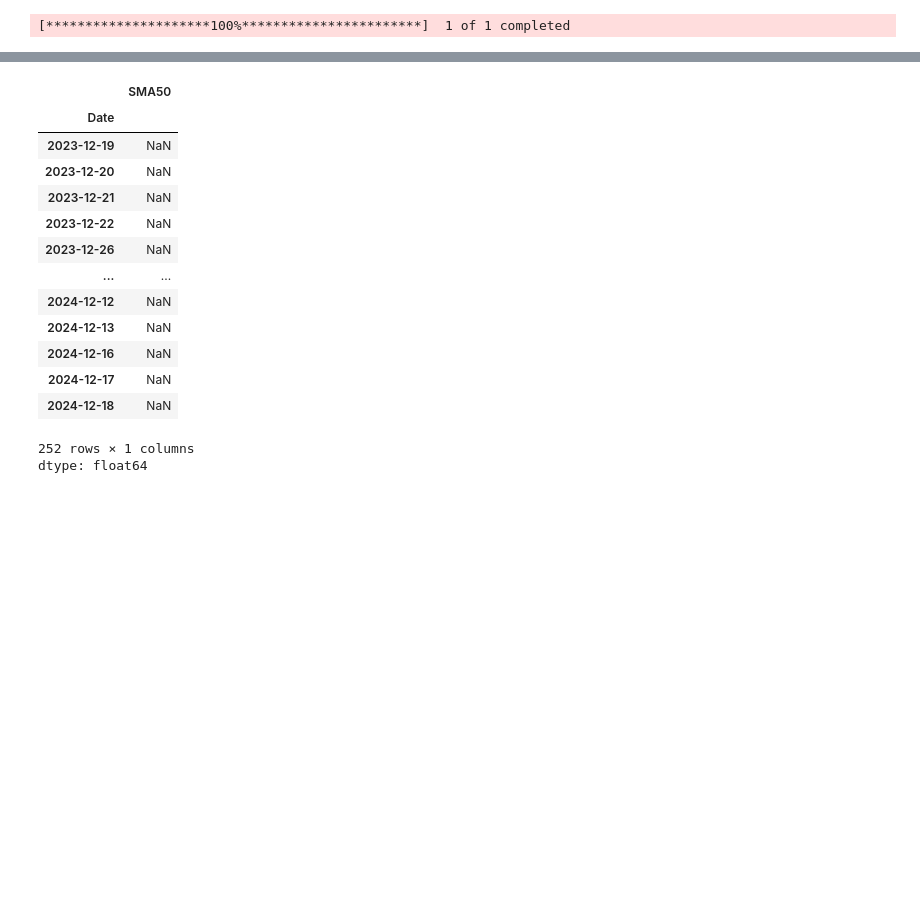
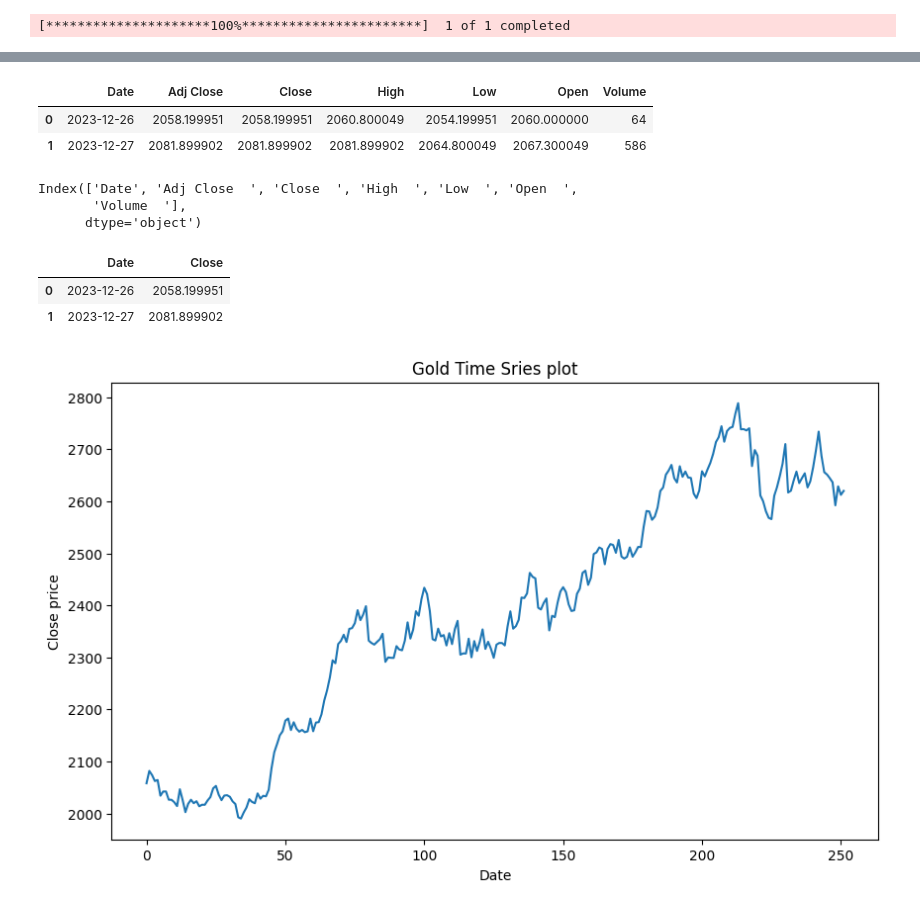
Before and after one commit to MhammadRezaValiYari/GoldTransectionAnalysis, a Jupyter notebook: GoldTransectionAnalysis.ipynb, the cells around one changed output, grey strips where cells are left out. Cells and saved outputs as stored; diff of their text form; code cells hidden in the pictures; blank space fills up the shorter version.

```diff
--- a/GoldTransectionAnalysis.ipynb
+++ b/GoldTransectionAnalysis.ipynb
@@ -43,18 +43,31 @@ series.head(2)
-# %%
-series['SMA50']
-# %% [output]
-|  | SMA50 |
-| Date |  |
-| 2023-12-19 | NaN |
-| 2023-12-20 | NaN |
-| 2023-12-21 | NaN |
-| 2023-12-22 | NaN |
-| 2023-12-26 | NaN |
-| ... | ... |
-| 2024-12-12 | NaN |
-| 2024-12-13 | NaN |
-| 2024-12-16 | NaN |
-| 2024-12-17 | NaN |
-| 2024-12-18 | NaN |
-252 rows × 1 columns
-dtype: float64
+# %%
+data = data.reset_index()
+# %%
+data.head(2)
+# %% [output]
+|  | Date | Adj Close | Close | High | Low | Open | Volume |
+| 0 | 2023-12-26 | 2058.199951 | 2058.199951 | 2060.800049 | 2054.199951 | 2060.000000 | 64 |
+| 1 | 2023-12-27 | 2081.899902 | 2081.899902 | 2081.899902 | 2064.800049 | 2067.300049 | 586 |
+# %%
+data.columns
+# %% [output]
+Index(['Date', 'Adj Close  ', 'Close  ', 'High  ', 'Low  ', 'Open  ',
+       'Volume  '],
+      dtype='object')
+# %%
+Series = data[['Date', 'Close  ']]
+# %%
+Series.head(2)
+# %% [output]
+|  | Date | Close |
+| 0 | 2023-12-26 | 2058.199951 |
+| 1 | 2023-12-27 | 2081.899902 |
+# %%
+plt.figure(figsize=(10, 6))
+plt.plot(Series['Close  '])
+plt.title('Gold Time Sries plot')
+plt.xlabel('Date')
+plt.ylabel('Close price')
+plt.show()
+# %% [output]
+[figure, added]
```
Also changed, not shown: parts of 14 cells of this notebook.
